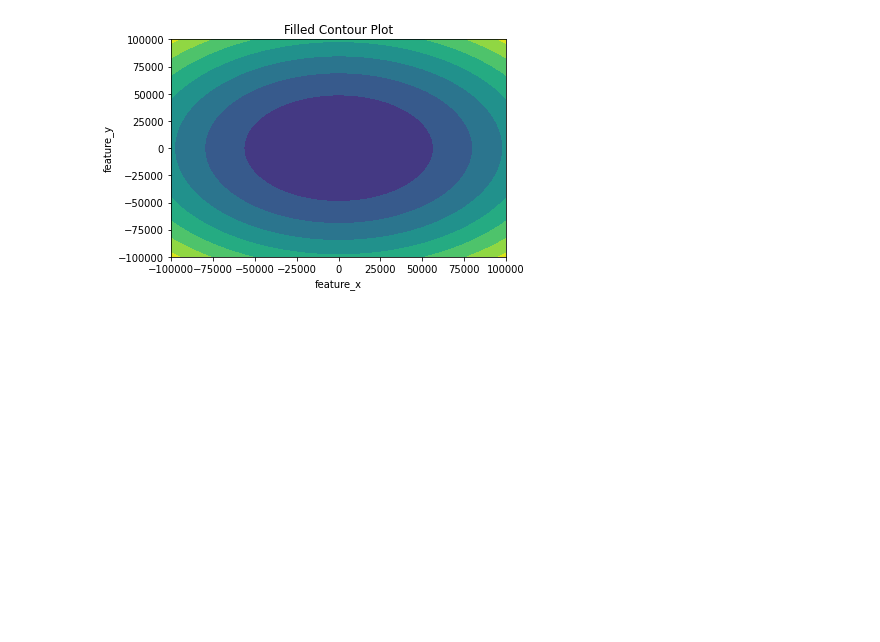
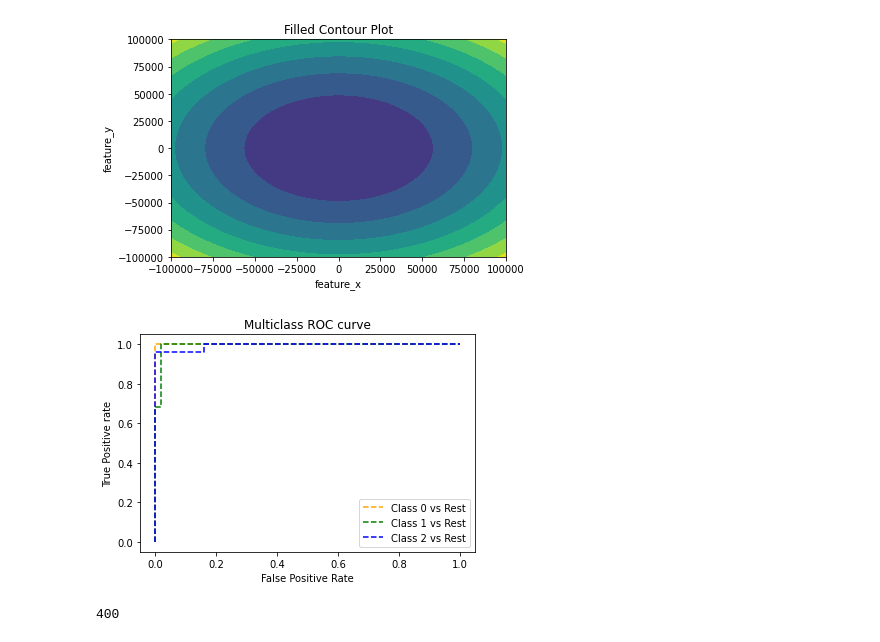
Before and after one commit to sagar9926/MTech_Atificial_Intelligence, a Jupyter notebook: ML1/ML_Assignment_2.ipynb, the cells around one changed output. Saved outputs shown, nothing was run; the diff lists cells and outputs as text; code cells hidden in the pictures; blank space fills up the shorter version.

```diff
--- a/ML1/ML_Assignment_2.ipynb
+++ b/ML1/ML_Assignment_2.ipynb
@@ -449,3 +487,44 @@ ax.set_ylabel('feature_y')
 plt.show()
 # %% [output]
 [figure]
+# %%
+from sklearn.datasets import make_classification
+from sklearn.model_selection import train_test_split
+
+# generate 2 class dataset
+X, y = make_classification(n_samples=1000, n_classes=3, n_features=20, n_informative=3, random_state=42)
+
+# split into train/test sets
+X_train, X_test, y_train, y_test = train_test_split(X, y, test_size=0.4, random_state=42)
+# %%
+# fit model
+clf = OneVsRestClassifier(LogisticRegression())
+clf.fit(X_train, y_train)
+pred = clf.predict(X_test)
+pred_prob = clf.predict_proba(X_test)
+
+# roc curve for classes
+fpr = {}
+tpr = {}
+thresh ={}
+
+n_class = 3
+
+for i in range(n_class):
+    fpr[i], tpr[i], thresh[i] = roc_curve(y_test, test[:,i], pos_label=i)
+
+# plotting
+plt.plot(fpr[0], tpr[0], linestyle='--',color='orange', label='Class 0 vs Rest')
+plt.plot(fpr[1], tpr[1], linestyle='--',color='green', label='Class 1 vs Rest')
+plt.plot(fpr[2], tpr[2], linestyle='--',color='blue', label='Class 2 vs Rest')
+plt.title('Multiclass ROC curve')
+plt.xlabel('False Positive Rate')
+plt.ylabel('True Positive rate')
+plt.legend(loc='best')
+plt.savefig('Multiclass ROC',dpi=300);
+# %% [output]
+[figure, added]
+# %%
+len(pred_prob)
+# %% [output]
+400
```
Also changed, not shown: parts of 12 cells of this notebook.
